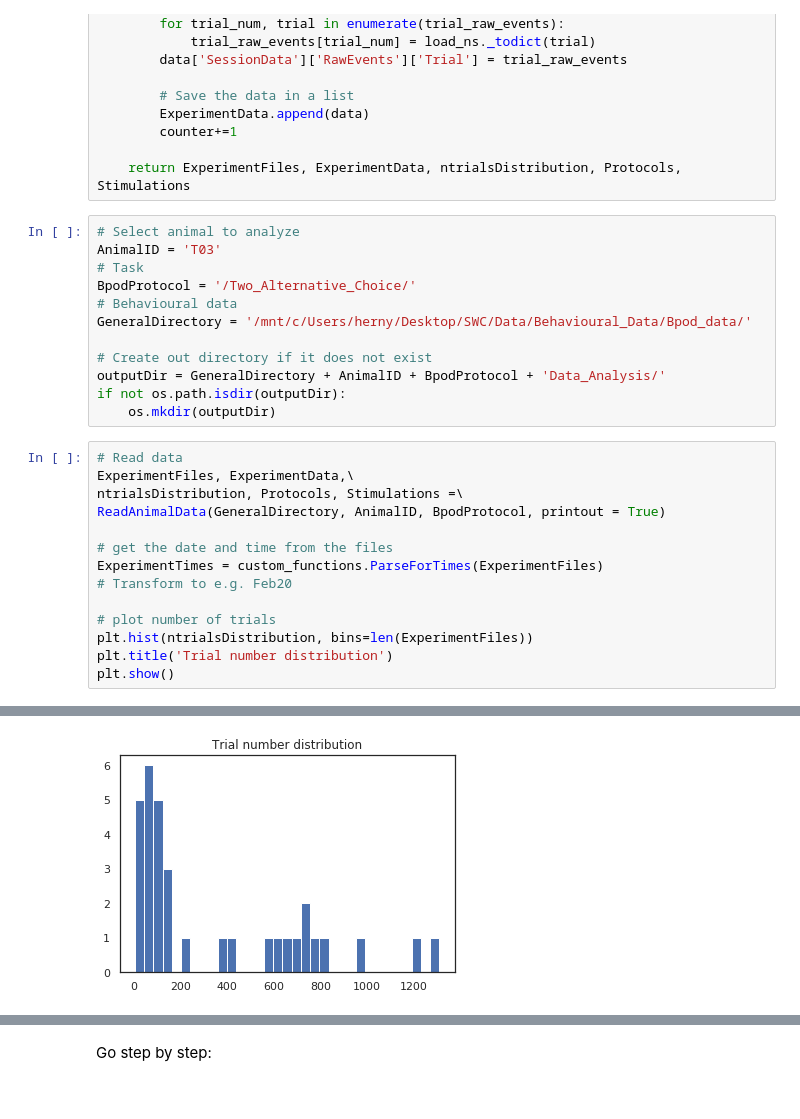
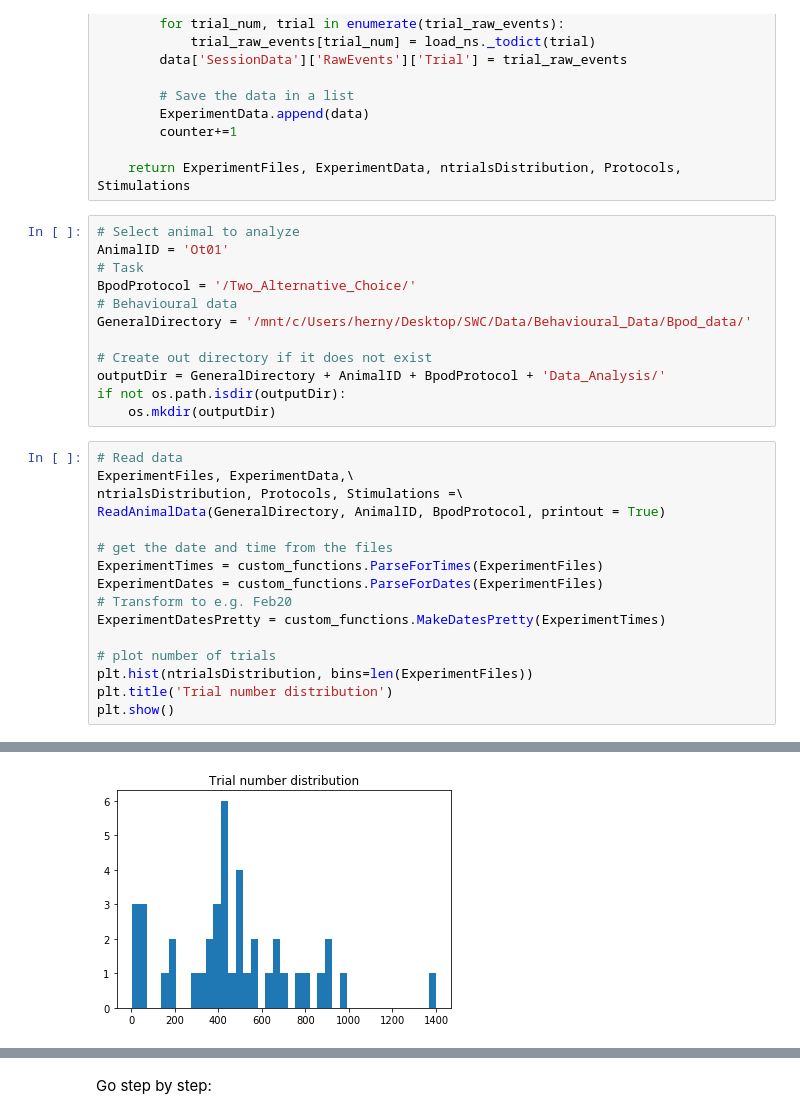
Before and after one commit to HernandoMV/BehaviouralAnalysis, a Jupyter notebook: Bpod_Analysis.ipynb, the cells around one changed output, grey strips where cells are left out. Drawn from its saved outputs; the diff is of its cells as text.

```diff
--- a/Bpod_Analysis.ipynb
+++ b/Bpod_Analysis.ipynb
@@ -87,7 +87,7 @@ def ReadAnimalData(GeneralDirectory, AnimalID, BpodProtocol, printout = True):
     return ExperimentFiles, ExperimentData, ntrialsDistribution, Protocols, Stimulations
 # %%
 # Select animal to analyze
-AnimalID = 'T03'
+AnimalID = 'Ot01'
 # Task
 BpodProtocol = '/Two_Alternative_Choice/'
 # Behavioural data
@@ -105,7 +105,9 @@ ReadAnimalData(GeneralDirectory, AnimalID, BpodProtocol, printout = True)
 
 # get the date and time from the files
 ExperimentTimes = custom_functions.ParseForTimes(ExperimentFiles)
+ExperimentDates = custom_functions.ParseForDates(ExperimentFiles)
 # Transform to e.g. Feb20
+ExperimentDatesPretty = custom_functions.MakeDatesPretty(ExperimentTimes)
 
 # plot number of trials
 plt.hist(ntrialsDistribution, bins=len(ExperimentFiles))
@@ -132,2 +134,2 @@ plt.show()
-[figure, old version]
+[figure, new version]
 # %%
```
Also changed, not shown: parts of 21 cells of this notebook, 1 other file.
